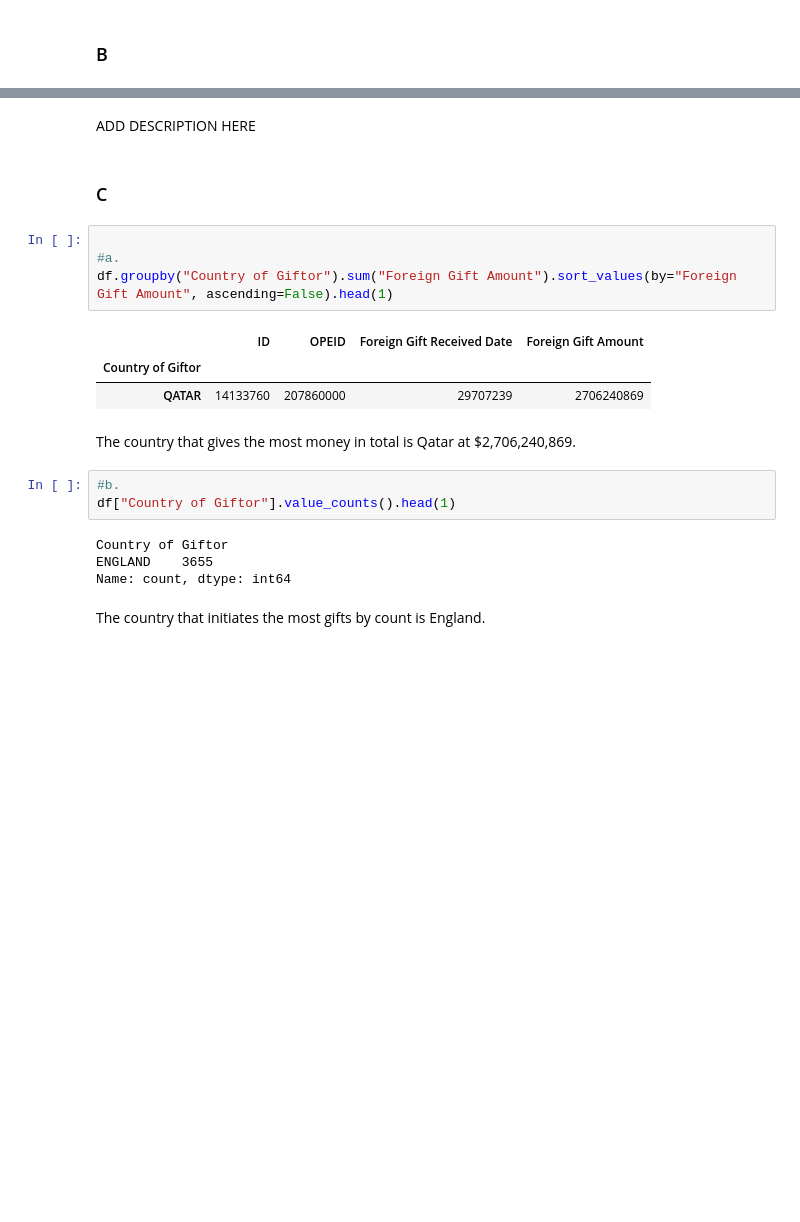
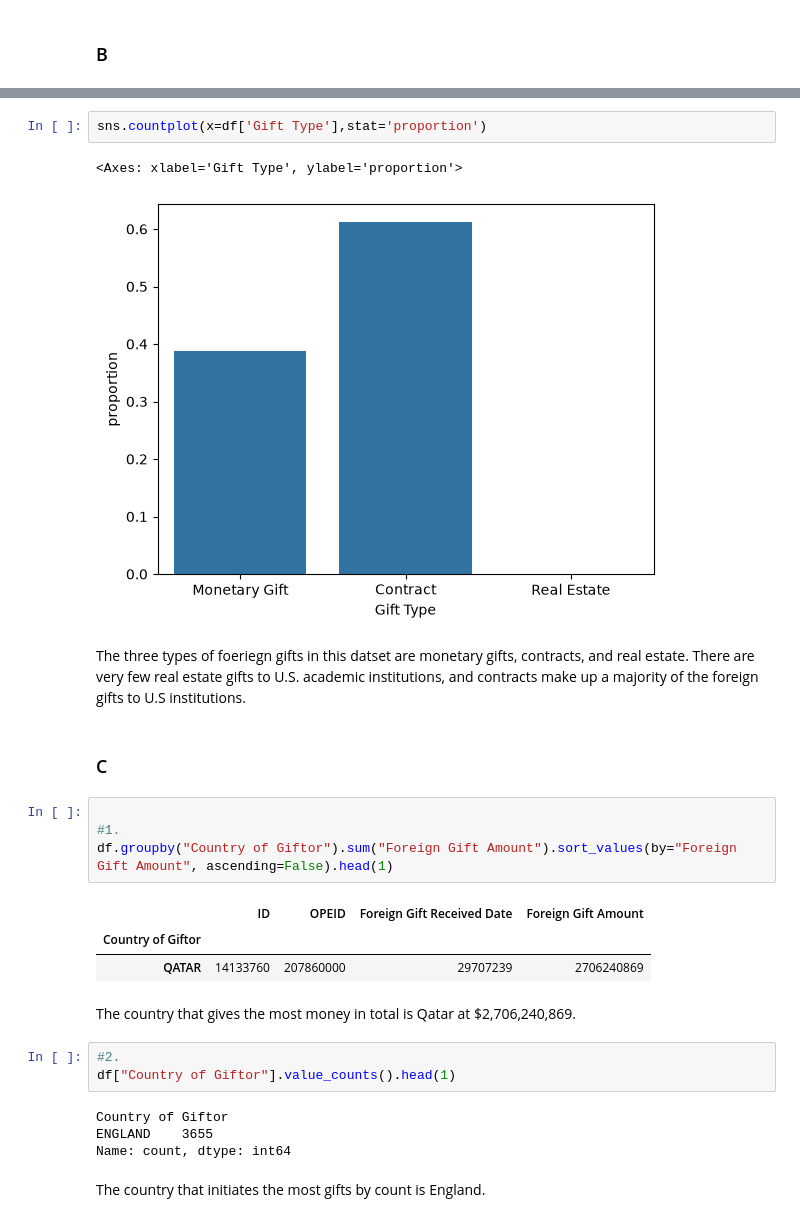
Before and after one commit to madsmith731/uu_wrangling_and_eda, a Jupyter notebook: lab_1/initial_analysis.ipynb, the cells around one changed output, grey strips where cells are left out. Cells and saved outputs as stored; diff of their text form; blank space fills up the shorter version.

```diff
--- a/lab_1/initial_analysis.ipynb
+++ b/lab_1/initial_analysis.ipynb
@@ -20,10 +29,15 @@ print(df["Gift Type"].unique())
+# %%
+sns.countplot(x=df['Gift Type'],stat='proportion')
+# %% [output]
+<Axes: xlabel='Gift Type', ylabel='proportion'>
+[figure, added]
 # %% [markdown]
-ADD DESCRIPTION HERE
+The three types of foeriegn gifts in this datset are monetary gifts, contracts, and real estate. There are very few real estate gifts to U.S. academic institutions, and contracts make up a majority of the foreign gifts to U.S institutions.
 # %% [markdown]
 ### C
 # %%
 
-#a.
+#1.
 df.groupby("Country of Giftor").sum("Foreign Gift Amount").sort_values(by="Foreign Gift Amount", ascending=False).head(1)
 # %% [output]
 |  | ID | OPEID | Foreign Gift Received Date | Foreign Gift Amount |
@@ -32,7 +46,7 @@ df.groupby("Country of Giftor").sum("Foreign Gift Amount").sort_values(by="Forei
 # %% [markdown]
 The country that gives the most money in total is Qatar at $2,706,240,869.
 # %%
-#b.
+#2.
 df["Country of Giftor"].value_counts().head(1)
 # %% [output]
 Country of Giftor
```
Also changed, not shown: parts of 15 cells of this notebook, 3 other files.
